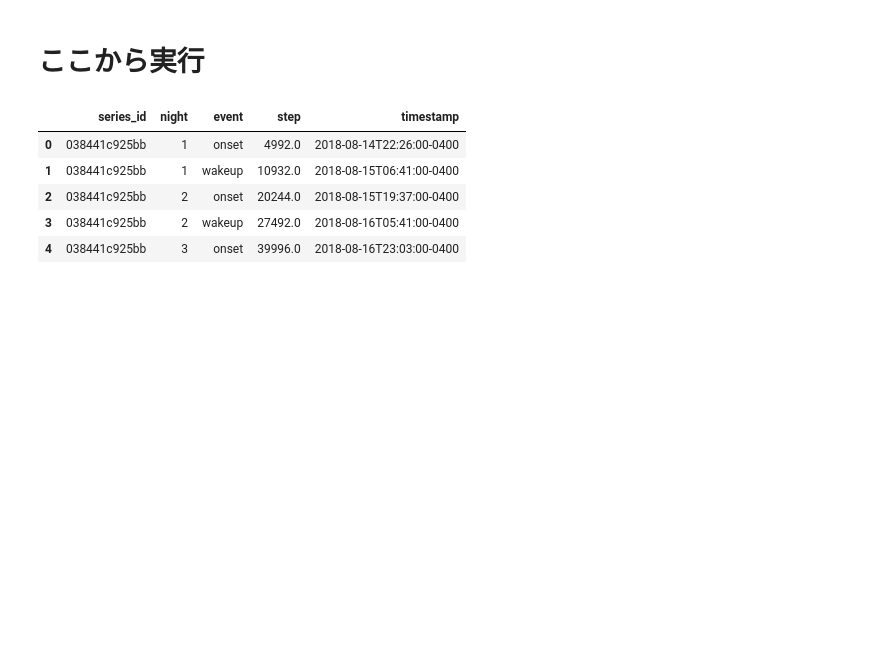
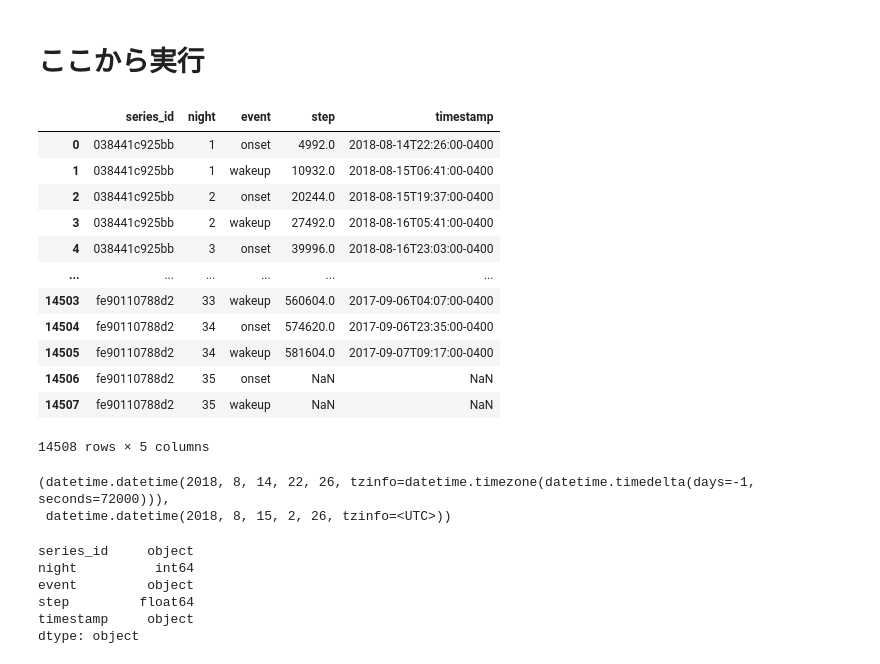
Before and after one commit to cubenomuta/kaggle-Child-Mind-Institute, a Jupyter notebook: nb/001_eda.ipynb, the cells around one changed output. Drawn from its saved outputs; the diff is of its cells as text; code cells hidden in the pictures; blank space fills up the shorter version.

```diff
--- a/nb/001_eda.ipynb
+++ b/nb/001_eda.ipynb
@@ -55,11 +55,44 @@ import pandas as pd
 # %%
 df = pd.read_csv(INPUT + 'train_events.csv')
 # %%
-df.head()
+df
 # %% [output]
 |  | series_id | night | event | step | timestamp |
 | 0 | 038441c925bb | 1 | onset | 4992.0 | 2018-08-14T22:26:00-0400 |
 | 1 | 038441c925bb | 1 | wakeup | 10932.0 | 2018-08-15T06:41:00-0400 |
 | 2 | 038441c925bb | 2 | onset | 20244.0 | 2018-08-15T19:37:00-0400 |
 | 3 | 038441c925bb | 2 | wakeup | 27492.0 | 2018-08-16T05:41:00-0400 |
 | 4 | 038441c925bb | 3 | onset | 39996.0 | 2018-08-16T23:03:00-0400 |
+| ... | ... | ... | ... | ... | ... |
+| 14503 | fe90110788d2 | 33 | wakeup | 560604.0 | 2017-09-06T04:07:00-0400 |
+| 14504 | fe90110788d2 | 34 | onset | 574620.0 | 2017-09-06T23:35:00-0400 |
+| 14505 | fe90110788d2 | 34 | wakeup | 581604.0 | 2017-09-07T09:17:00-0400 |
+| 14506 | fe90110788d2 | 35 | onset | NaN | NaN |
+| 14507 | fe90110788d2 | 35 | wakeup | NaN | NaN |
+14508 rows × 5 columns
+# %%
+from datetime import datetime
+import pytz
+
+# 文字列を作成
+datetime_str = '2018-08-14T22:26:00-0400'
+
+# datetimeオブジェクトに変換
+datetime_obj = datetime.strptime(datetime_str, '%Y-%m-%dT%H:%M:%S%z')
+
+# UTCに変換する場合
+datetime_utc = datetime_obj.astimezone(pytz.utc)
+
+datetime_obj, datetime_utc
+# %% [output]
+(datetime.datetime(2018, 8, 14, 22, 26, tzinfo=datetime.timezone(datetime.timedelta(days=-1, seconds=72000))),
+ datetime.datetime(2018, 8, 15, 2, 26, tzinfo=<UTC>))
+# %%
+df.dtypes
+# %% [output]
+series_id     object
+night          int64
+event         object
+step         float64
+timestamp     object
+dtype: object
```
Also changed, not shown: parts of 5 cells of this notebook.
